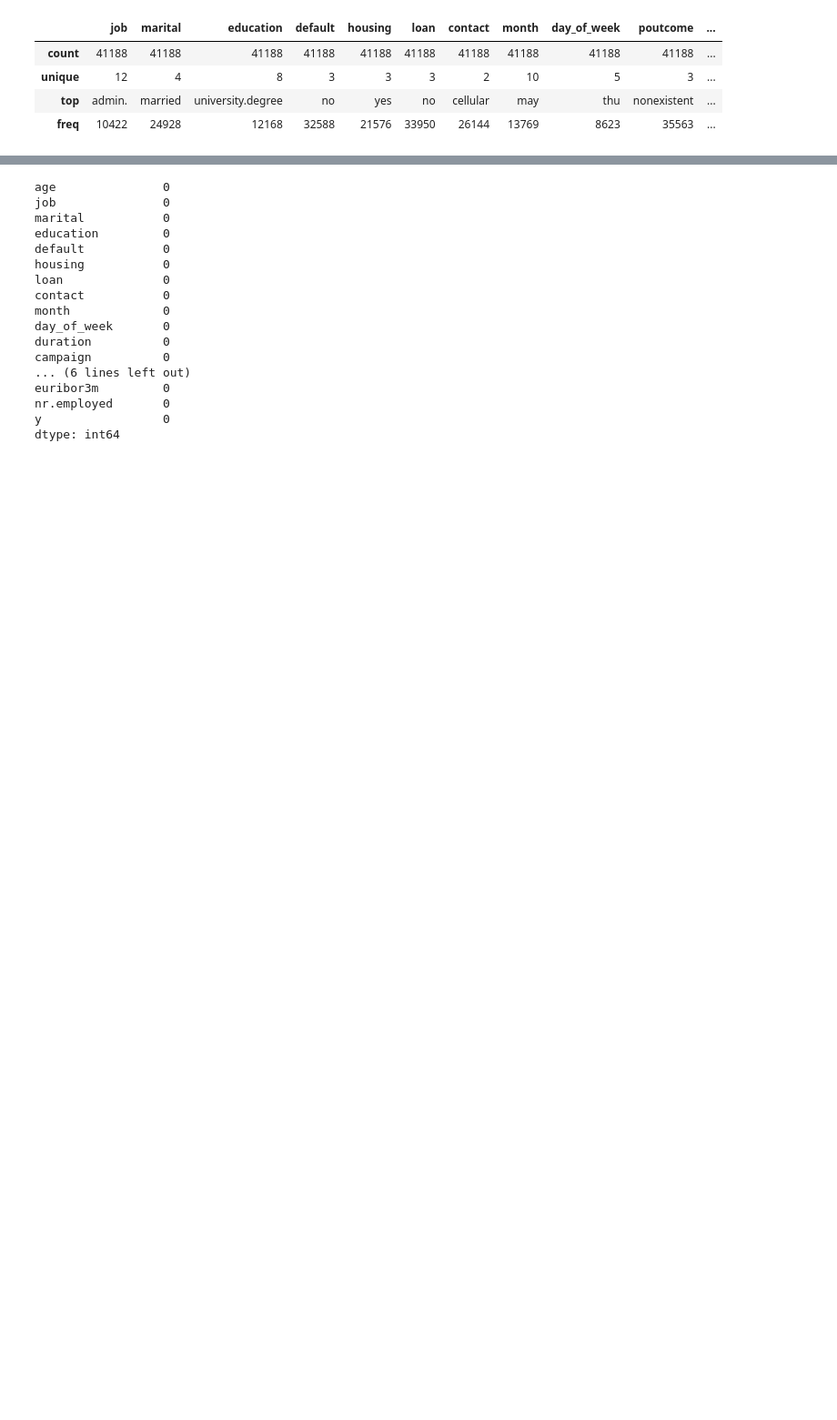
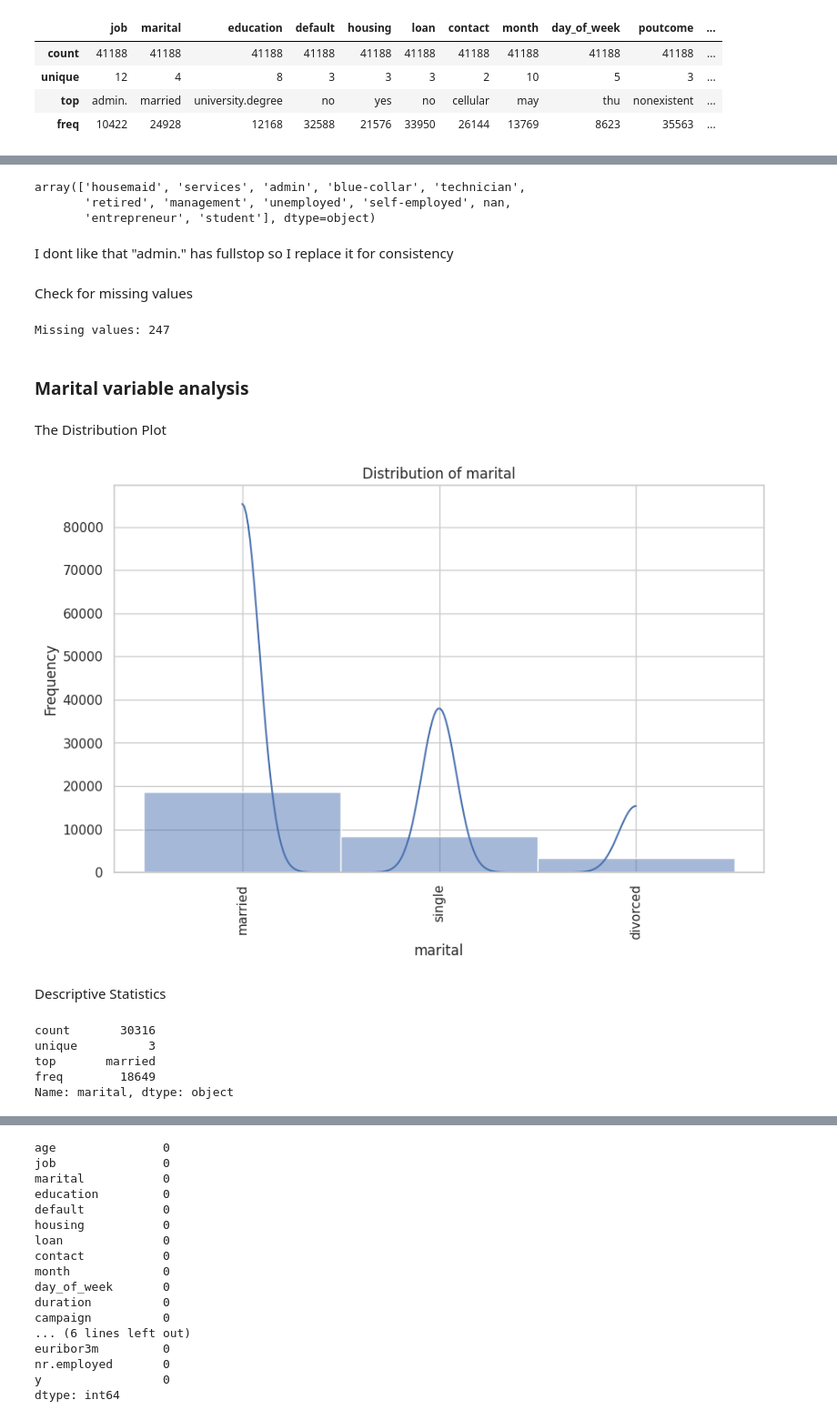
Before and after one commit to NodiraTillayeva/Data-Science-Roadmap, a Jupyter notebook: EPAM_1.ipynb, the cells around one changed output, grey strips where cells are left out. Shown at 91% size. Saved outputs shown, nothing was run; the diff lists cells and outputs as text; code cells hidden in the pictures; blank space fills up the shorter version.

```diff
--- a/EPAM_1.ipynb
+++ b/EPAM_1.ipynb
@@ -72,0 +152,42 @@ plt.tight_layout(pad=1.0)
+# %%
+data[check_variable].unique()
+# %% [output]
+array(['housemaid', 'services', 'admin', 'blue-collar', 'technician',
+       'retired', 'management', 'unemployed', 'self-employed', nan,
+       'entrepreneur', 'student'], dtype=object)
+# %% [markdown]
+I dont like that "admin." has fullstop so I replace it for consistency
+# %%
+data[check_variable] = data[check_variable].replace('admin.', 'admin')
+# %% [markdown]
+Check for missing values
+# %%
+missing = data[check_variable].isnull().sum()
+print(f"Missing values: {missing}")
+# %% [output]
+Missing values: 247
+# %% [markdown]
+### **Marital** variable analysis
+# %%
+check_variable="marital"
+# %% [markdown]
+The Distribution Plot
+# %%
+sns.histplot(data[check_variable], kde=True)
+plt.title('Distribution of '+check_variable)
+plt.xlabel(check_variable)
+plt.ylabel('Frequency')
+plt.xticks(rotation=90)
+plt.show()
+# %% [output]
+[figure, added]
+# %% [markdown]
+Descriptive Statistics
+# %%
+print(data[check_variable].describe())
+# %% [output]
+count       30316
+unique          3
+top       married
+freq        18649
+Name: marital, dtype: object
```
Also changed, not shown: parts of 77 cells of this notebook.
